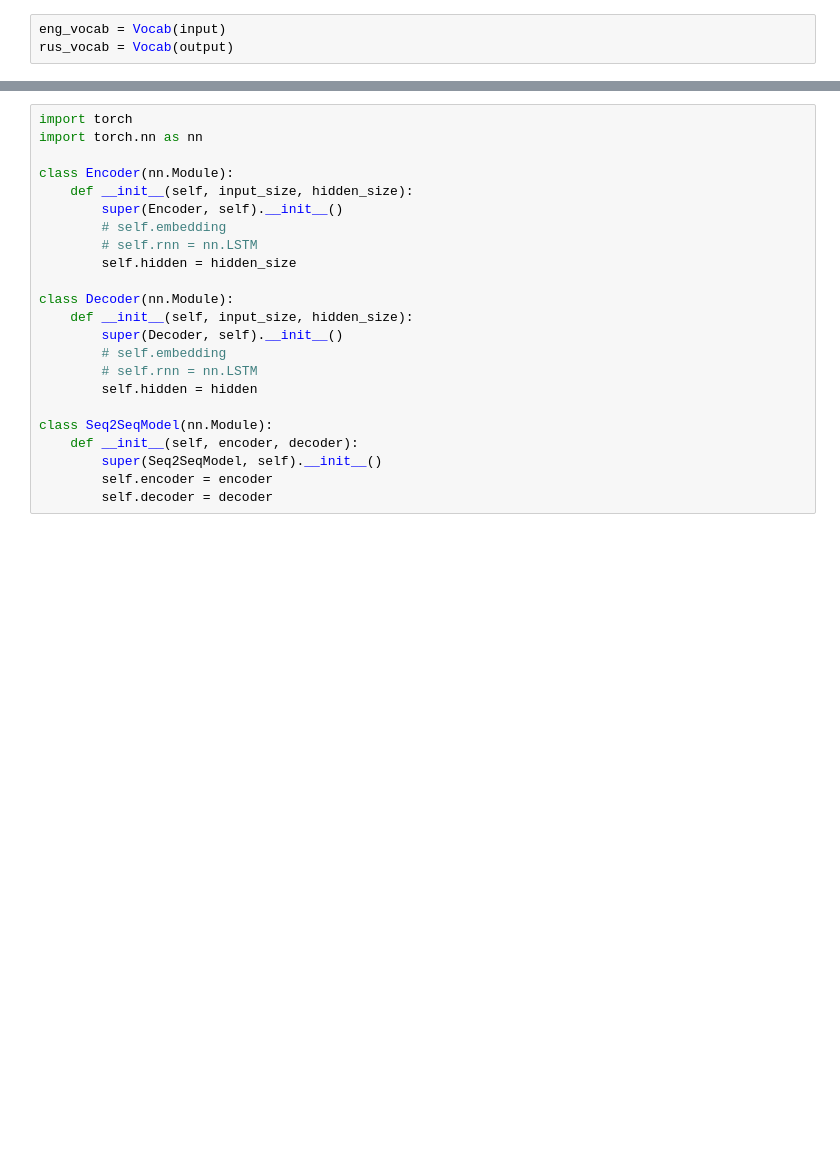
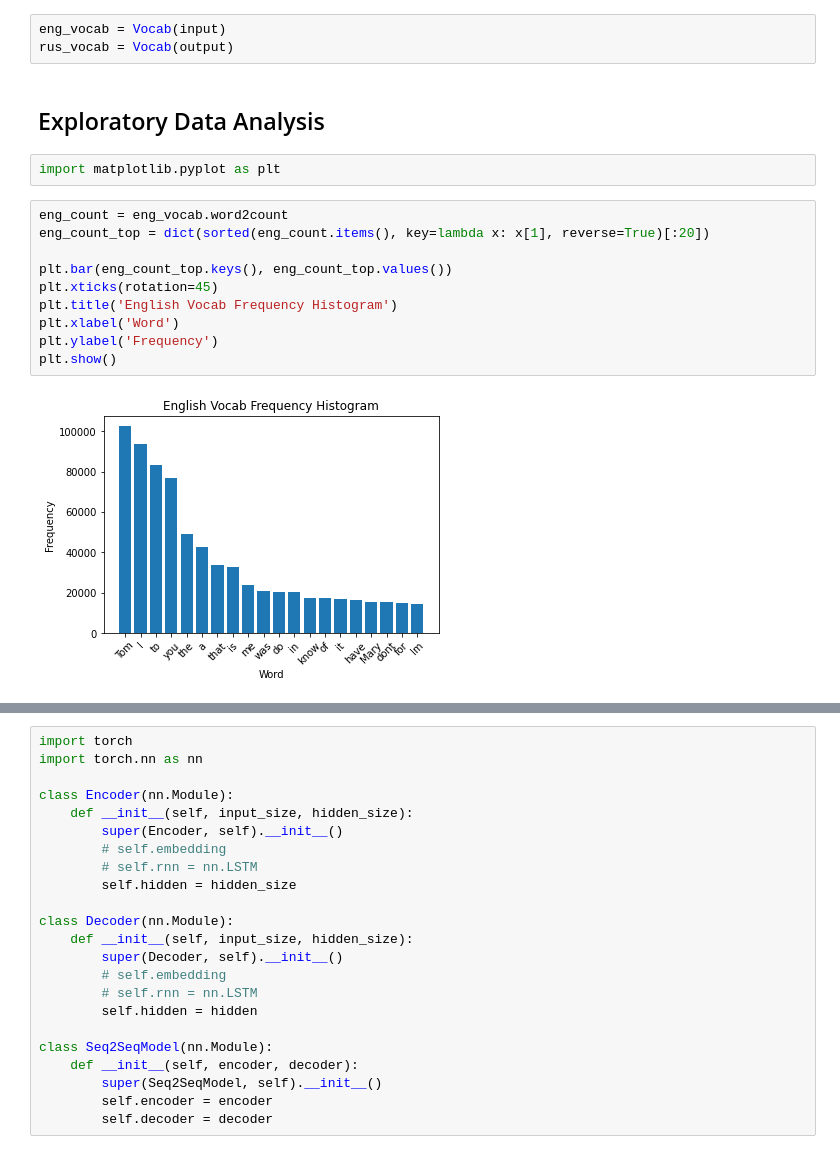
Before and after one commit to zoekimm/475, a Jupyter notebook: scripts/finalproj.ipynb, the cells around one changed output, grey strips where cells are left out. Saved outputs shown, nothing was run; the diff lists cells and outputs as text; blank space fills up the shorter version.

```diff
--- a/scripts/finalproj.ipynb
+++ b/scripts/finalproj.ipynb
@@ -51,3 +51,19 @@ class Vocab:
 # %%
 eng_vocab = Vocab(input)
 rus_vocab = Vocab(output)
+# %% [markdown]
+## Exploratory Data Analysis
+# %%
+import matplotlib.pyplot as plt
+# %%
+eng_count = eng_vocab.word2count
+eng_count_top = dict(sorted(eng_count.items(), key=lambda x: x[1], reverse=True)[:20])
+
+plt.bar(eng_count_top.keys(), eng_count_top.values())
+plt.xticks(rotation=45)
+plt.title('English Vocab Frequency Histogram')
+plt.xlabel('Word')
+plt.ylabel('Frequency')
+plt.show()
+# %% [output]
+[figure, added]
```
Also changed, not shown: parts of 3 cells of this notebook.
